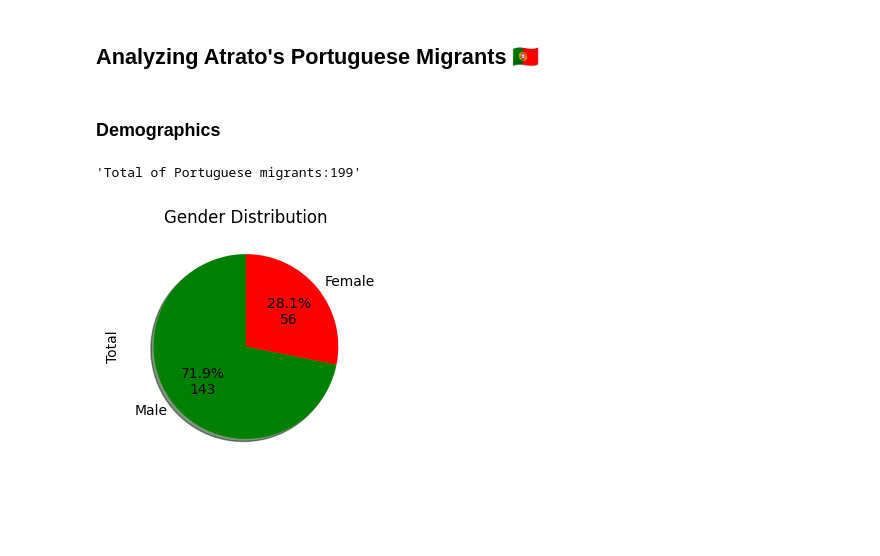
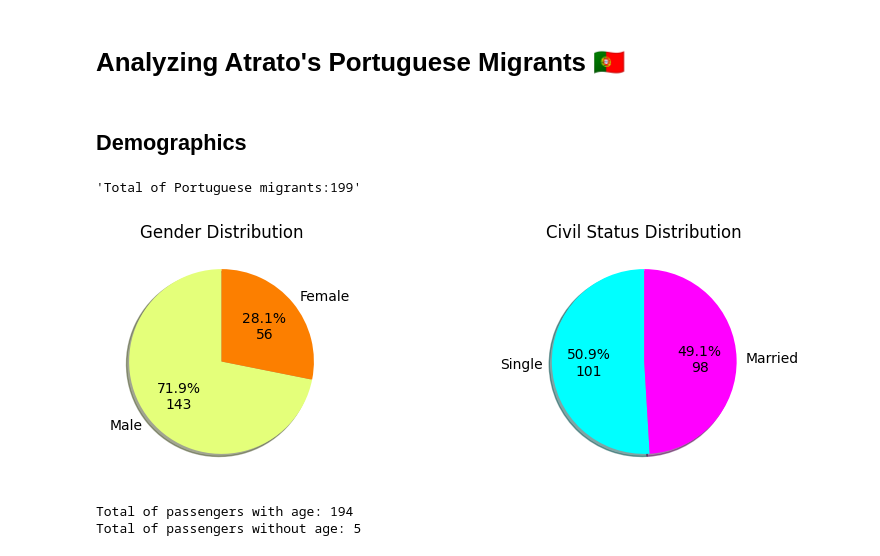
Before and after one commit to luamz/migration-data-analysis, a Jupyter notebook: atrato/portuguese_migrants.ipynb, the cells around one changed output. Saved outputs shown, nothing was run; the diff lists cells and outputs as text; code cells hidden in the pictures; blank space fills up the shorter version.

```diff
--- a/atrato/portuguese_migrants.ipynb
+++ b/atrato/portuguese_migrants.ipynb
@@ -1,5 +1,5 @@
 # %% [markdown]
-## Analyzing Atrato's Portuguese Migrants 🇵🇹
+# Analyzing Atrato's Portuguese Migrants 🇵🇹
 # %%
 import pandas as pd
 import geopandas as gpd
@@ -9,17 +11,35 @@ import matplotlib.pyplot as plt
 %matplotlib inline
 # %%
 df = pd.read_excel('atrato-data.xlsx')
-df = df[df.nationality=="Portuguese"]
+df = df[df.nationality=="Portuguese"].reset_index(drop=True)
 # %% [markdown]
-### Demographics
+## Demographics
 # %%
 display("Total of Portuguese migrants:{}".format(len(df)))
 # %% [output]
 'Total of Portuguese migrants:199'
 # %%
+fig, axes = plt.subplots(ncols=2)
+
 gender = df["gender"].to_frame("Gender").value_counts().to_frame("Total")
-gender.plot.pie(title="Gender Distribution", figsize=(3,3), colors = ['green','red'],
+gender.plot.pie(title="Gender Distribution", figsize=(10,3), cmap="Wistia",
                 autopct=(lambda prct_value: '{:.1f}%\n{:.0f}'.format(prct_value,len(df)*prct_value/100)),
-                shadow=True, startangle=90, labels=["Male","Female"], y='Total').get_legend().remove()
+                shadow=True, startangle=90, labels=["Male","Female"], y='Total',ylabel='',
+                ax=axes[0]).get_legend().remove()
+
+civil_status = df["civil-status"].to_frame("Civil Status").value_counts().to_frame("Total")
+civil_status.plot.pie(title="Civil Status Distribution", figsize=(10,3), cmap="cool",
+                      autopct=(lambda prct_value: '{:.1f}%\n{:.0f}'.format(prct_value,len(df)*prct_value/100)),
+                      shadow=True, startangle=90, labels=["Single","Married"], y='Total', ylabel='',
+                      ax=axes[1]).get_legend().remove()
 # %% [output]
-[figure, old version]
+[figure, new version]
+# %%
+years= df['years'].dropna().astype(int)
+months = df['months'].dropna().astype(int)
+no_age = df[df['years'].isna() & df['months'].isna()]
+print("Total of passengers with age:", len(years)+len(months))
+print("Total of passengers without age:", len(no_age))
+# %% [output]
+Total of passengers with age: 194
+Total of passengers without age: 5
```
Also changed, not shown: parts of 5 cells of this notebook.
